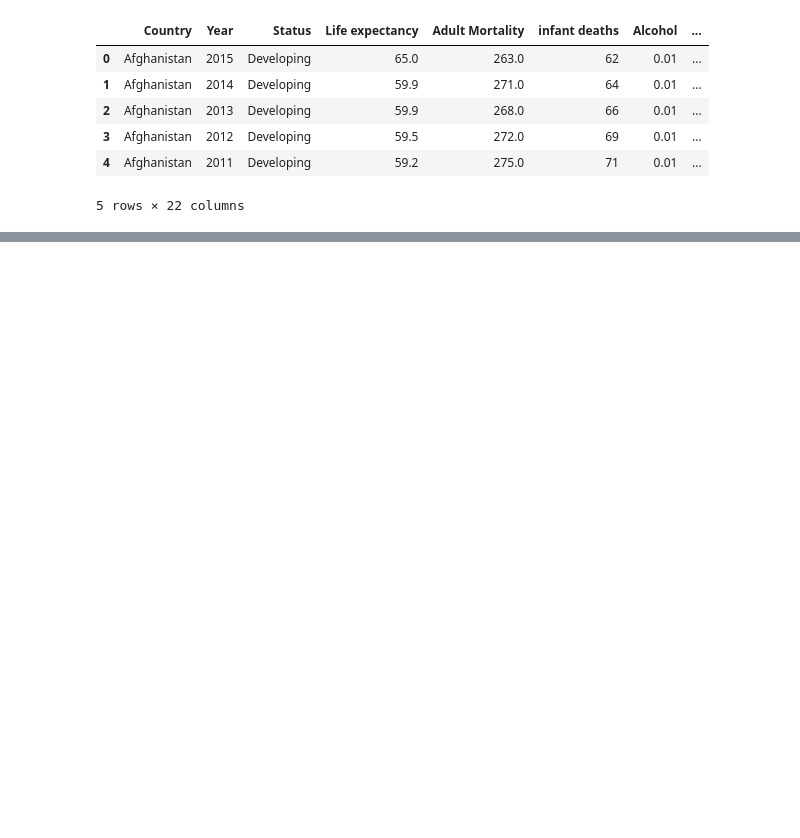
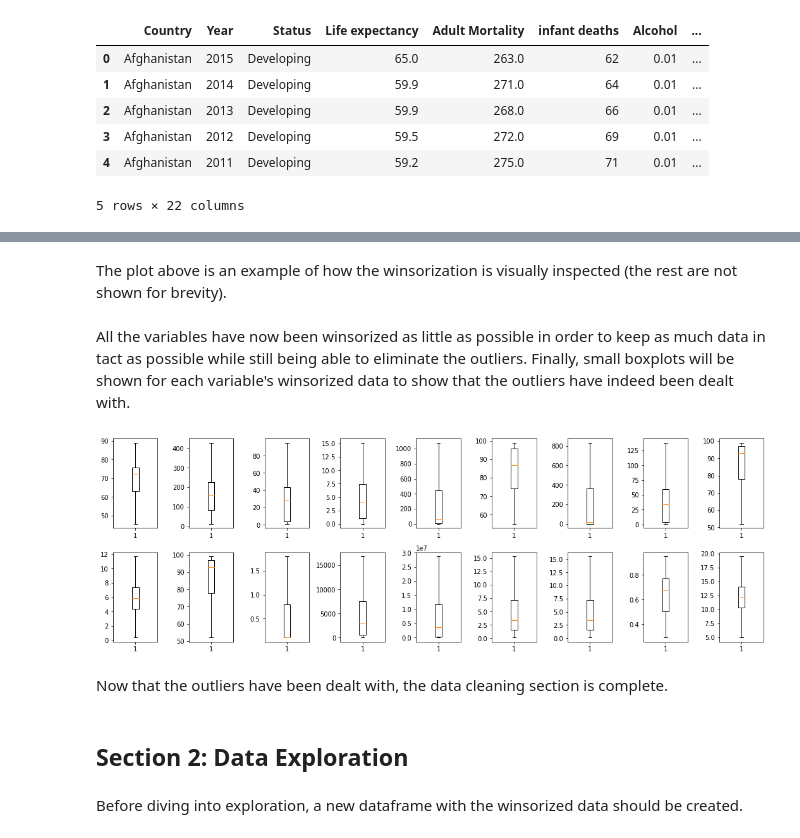
Before and after one commit to philbowman212/Thinkful_assignments, a Jupyter notebook: assignments/3_supervised_learning/model_prep/model_prep_challenge.ipynb, the cells around one changed output, grey strips where cells are left out. Drawn from its saved outputs; the diff is of its cells as text; code cells hidden in the pictures; blank space fills up the shorter version.

```diff
--- a/assignments/3_supervised_learning/model_prep/model_prep_challenge.ipynb
+++ b/assignments/3_supervised_learning/model_prep/model_prep_challenge.ipynb
@@ -65,0 +346,11 @@ df.head()
+# %%
+def outlier_count(col, data=df):
+    print(15*'-' + col + 15*'-')
+    q75, q25 = np.percentile(data[col], [75, 25])
+    iqr = q75 - q25
+    min_val = q25 - (iqr*1.5)
+    max_val = q75 + (iqr*1.5)
+    outlier_count = len(np.where((data[col] > max_val) | (data[col] < min_val))[0])
+    outlier_percent = round(outlier_count/len(data[col])*100, 2)
+    print('Number of outliers: {}'.format(outlier_count))
+    print('Percent of data that is outlier: {}%'.format(outlier_percent))
@@ -65,0 +426,19 @@ df.head()
+# %% [markdown]
+The plot above is an example of how the winsorization is visually inspected (the rest are not shown for brevity).
+# %% [markdown]
+All the variables have now been winsorized as little as possible in order to keep as much data in tact as possible while still being able to eliminate the outliers. Finally, small boxplots will be shown for each variable's winsorized data to show that the outliers have indeed been dealt with.
+# %%
+plt.figure(figsize=(15,5))
+for i, col in enumerate(cont_vars, 1):
+    plt.subplot(2, 9, i)
+    plt.boxplot(wins_dict[col])
+plt.tight_layout()
+plt.show()
+# %% [output]
+[figure, added]
+# %% [markdown]
+Now that the outliers have been dealt with, the data cleaning section is complete.
+# %% [markdown]
+## Section 2: Data Exploration
+# %% [markdown]
+Before diving into exploration, a new dataframe with the winsorized data should be created.
```
Also changed, not shown: parts of 138 cells of this notebook.
